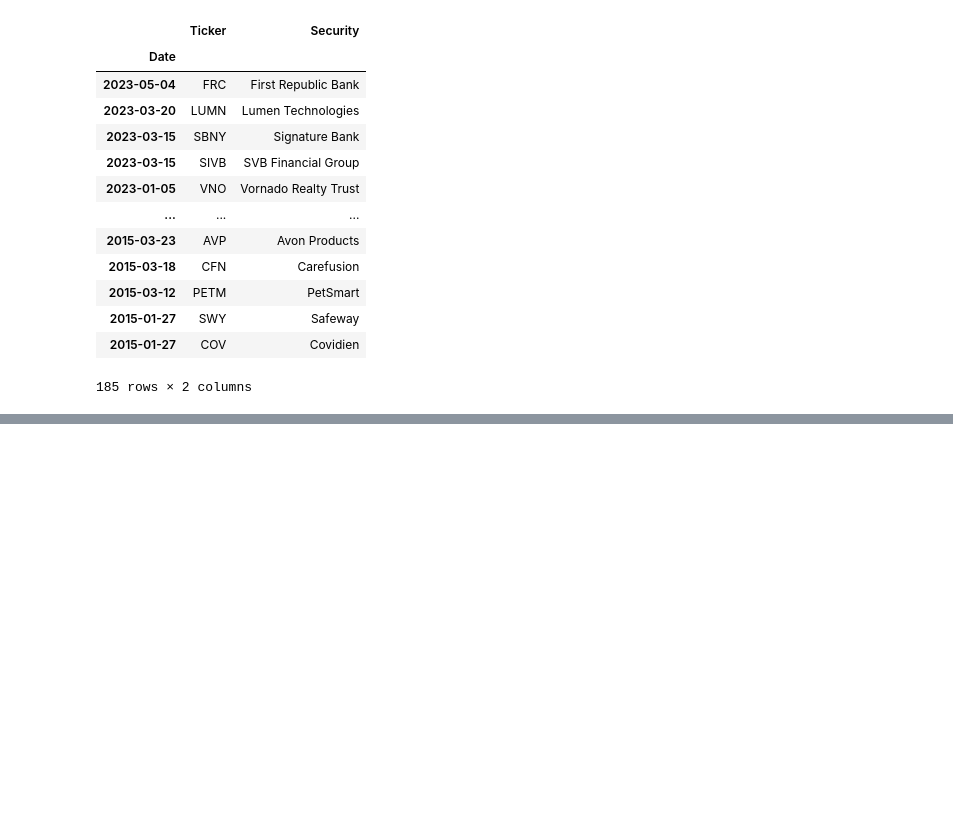
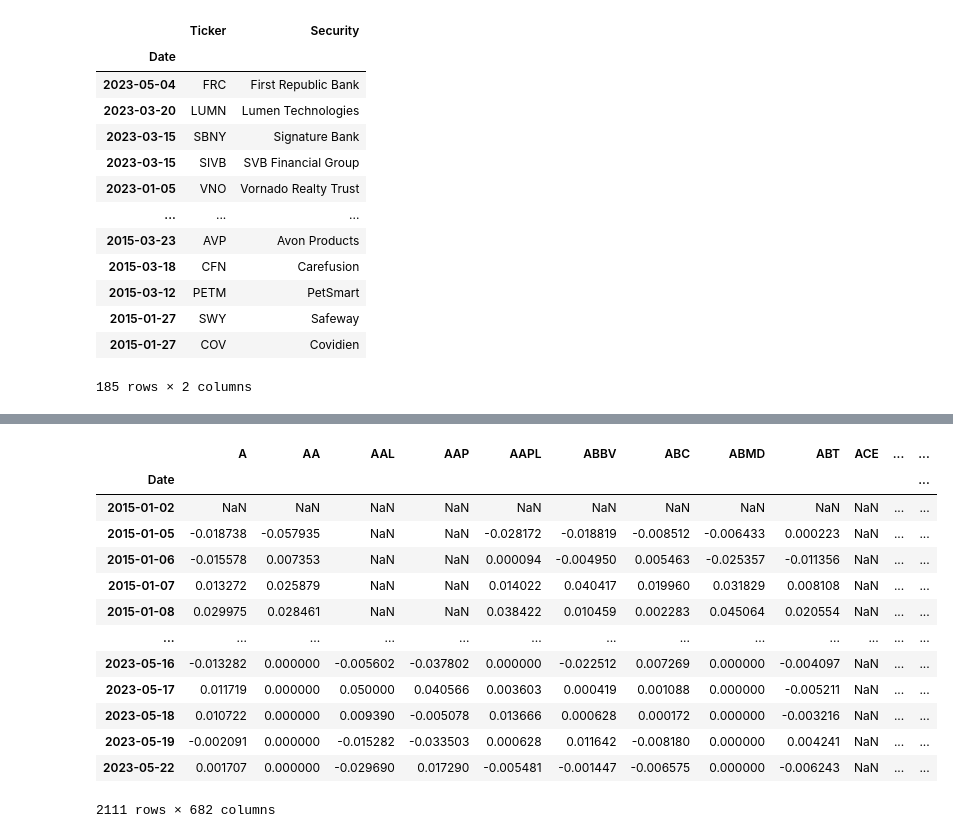
Before and after one commit to jeonjnh/trading_strategy_SP500, a Jupyter notebook: trading_strategy.ipynb, the cells around one changed output, grey strips where cells are left out. Drawn from its saved outputs; the diff is of its cells as text; code cells hidden in the pictures; blank space fills up the shorter version.

```diff
--- a/trading_strategy.ipynb
+++ b/trading_strategy.ipynb
@@ -267,0 +268,18 @@ df[['LUMN', 'SBNY']].tail(50)
+# %%
+ret_df = df.pct_change()
+ret_df
+# %% [output]
+|  | A | AA | AAL | AAP | AAPL | ABBV | ABC | ABMD | ABT | ACE | ... | ... |
+| Date |  |  |  |  |  |  |  |  |  |  |  | ... |
+| 2015-01-02 | NaN | NaN | NaN | NaN | NaN | NaN | NaN | NaN | NaN | NaN | ... | ... |
+| 2015-01-05 | -0.018738 | -0.057935 | NaN | NaN | -0.028172 | -0.018819 | -0.008512 | -0.006433 | 0.000223 | NaN | ... | ... |
+| 2015-01-06 | -0.015578 | 0.007353 | NaN | NaN | 0.000094 | -0.004950 | 0.005463 | -0.025357 | -0.011356 | NaN | ... | ... |
+| 2015-01-07 | 0.013272 | 0.025879 | NaN | NaN | 0.014022 | 0.040417 | 0.019960 | 0.031829 | 0.008108 | NaN | ... | ... |
+| 2015-01-08 | 0.029975 | 0.028461 | NaN | NaN | 0.038422 | 0.010459 | 0.002283 | 0.045064 | 0.020554 | NaN | ... | ... |
+| ... | ... | ... | ... | ... | ... | ... | ... | ... | ... | ... | ... | ... |
+| 2023-05-16 | -0.013282 | 0.000000 | -0.005602 | -0.037802 | 0.000000 | -0.022512 | 0.007269 | 0.000000 | -0.004097 | NaN | ... | ... |
+| 2023-05-17 | 0.011719 | 0.000000 | 0.050000 | 0.040566 | 0.003603 | 0.000419 | 0.001088 | 0.000000 | -0.005211 | NaN | ... | ... |
+| 2023-05-18 | 0.010722 | 0.000000 | 0.009390 | -0.005078 | 0.013666 | 0.000628 | 0.000172 | 0.000000 | -0.003216 | NaN | ... | ... |
+| 2023-05-19 | -0.002091 | 0.000000 | -0.015282 | -0.033503 | 0.000628 | 0.011642 | -0.008180 | 0.000000 | 0.004241 | NaN | ... | ... |
+| 2023-05-22 | 0.001707 | 0.000000 | -0.029690 | 0.017290 | -0.005481 | -0.001447 | -0.006575 | 0.000000 | -0.006243 | NaN | ... | ... |
+2111 rows × 682 columns
```
Also changed, not shown: parts of 19 cells of this notebook.
